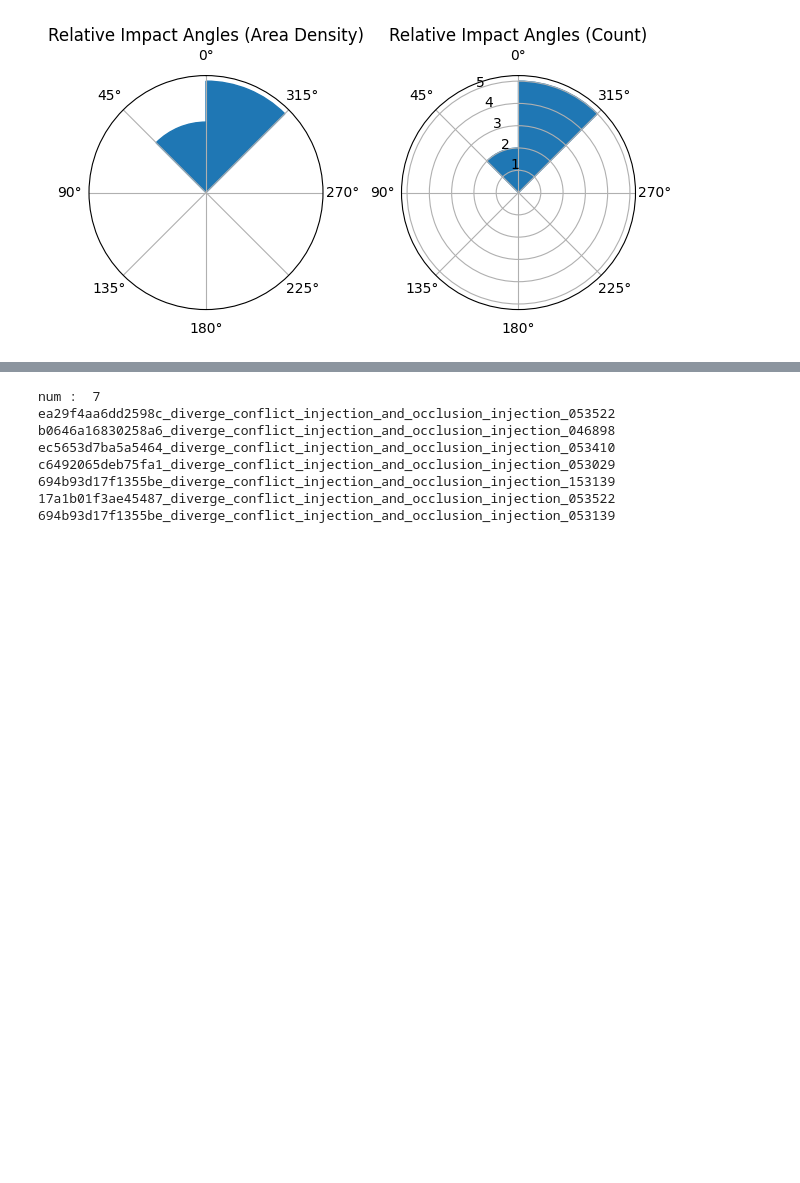
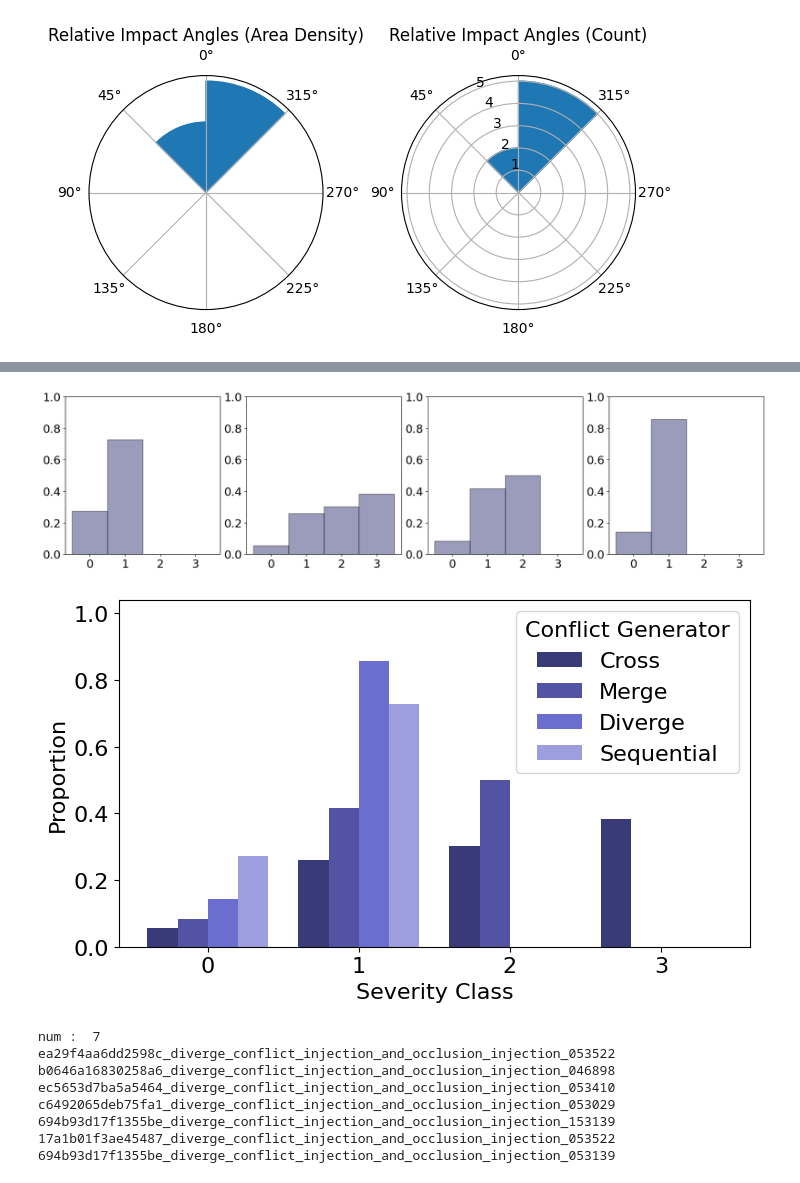
Before and after one commit to HenryDykhne/nuplan-devkit, a Jupyter notebook: experiments/run_npsc_files.ipynb, the cells around one changed output, grey strips where cells are left out. Drawn from its saved outputs; the diff is of its cells as text; code cells hidden in the pictures; blank space fills up the shorter version.

```diff
--- a/experiments/run_npsc_files.ipynb
+++ b/experiments/run_npsc_files.ipynb
@@ -306,3 +474,53 @@ axp[1].title.set_text("Relative Impact Angles (Count)")
+# %%
+from matplotlib import cycler,colormaps
+
+fig, ax = plt.subplots(1, 4, figsize=(16, 4), constrained_layout=True)
+#fig.tight_layout(pad=5)
+
+plt.rcParams.update({'font.size': 14})
+
+xticks = [0, 1, 2, 3]
+
+h = []
+
+for i, f in enumerate(folder):
+    file_path = f + "/metrics/" + "no_ego_at_fault_collisions.parquet"
+    df = pd.read_parquet(file_path)
+
+    impact_angle = df[
+        "relative_impact_angle_at_first_ego_collision_with_vehicles_stat_value"
+    ]
+    severity_class_df = df[
+        "severity_class_at_first_ego_collision_with_vehicles_stat_value"
+    ]
+    severity_class = severity_class_df.to_numpy()
+    ax[i].set_ylim([0, 1])
+    n, _, _ = ax[i].hist(severity_class, density=True, bins=np.arange(-1,4)+0.5, ec="k", alpha=0.5, range=(-0.5, 3.5))
+    h.append(n)
+
+
+plt.rcParams.update({'font.size': 16})
+seq = h[0]
+cross = h[1]
+merge = h[2]
+div = h[3]
+sev = np.arange(4)
+
+plt.figure(figsize=(7.5,4.5),layout='tight')
+plt.rcParams['axes.prop_cycle']=cycler(color=colormaps['tab20b'].colors)
+for i,(dens,lab) in enumerate(zip([cross,merge,div,seq],['Cross','Merge','Diverge','Sequential'])):
+    plt.bar(sev+i/5,dens,width=0.2,label=lab)
+plt.legend(title='Conflict Generator')
+plt.ylim(0,1.04)
+plt.xticks(sev+0.3,sev)
+plt.xlabel('Severity Class')
+plt.ylabel('Proportion')
+plt.set_cmap('Blues')
+plt.savefig('OCC_distributions.pdf',bbox_inches='tight',pad_inches=0.01)
+plt.show()
+# %% [output]
+[figure, added]
+[figure, added]
 # %%
 path = output_folder_occ + "/metrics/"
 file_path_1 = path + "no_ego_at_fault_collisions.parquet"
```
Also changed, not shown: parts of 8 cells of this notebook, 3 other files.
